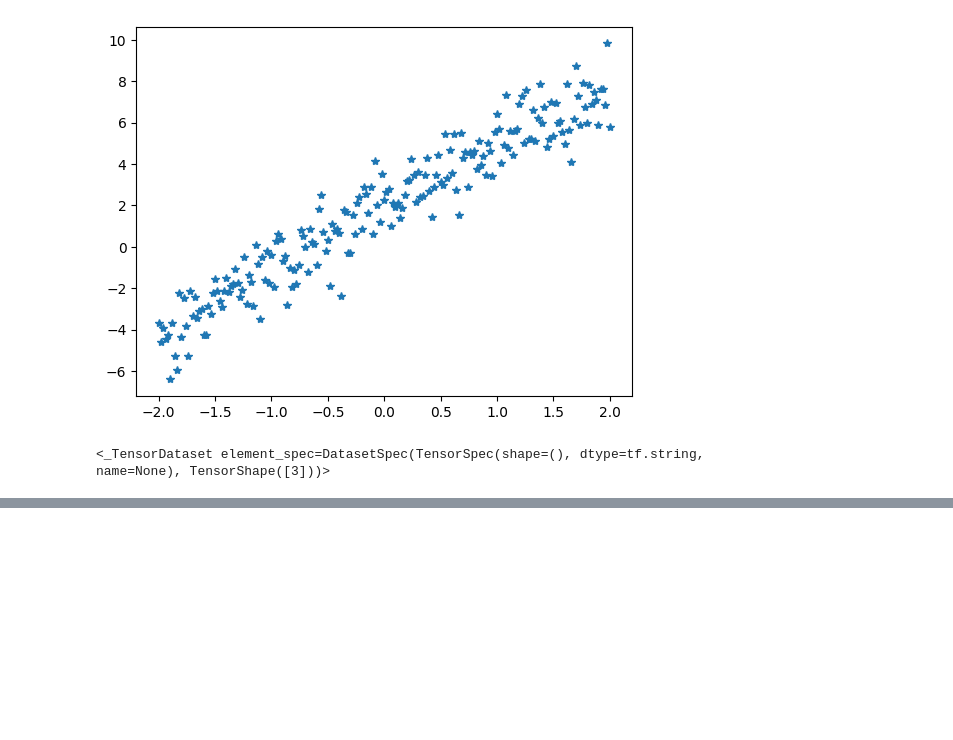
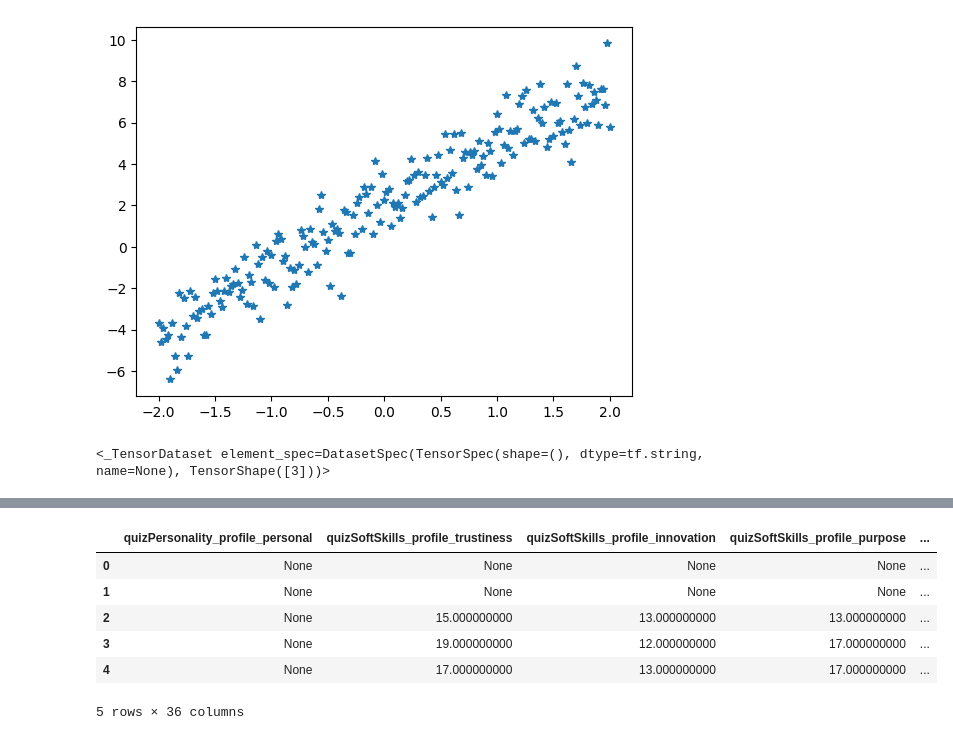
Before and after one commit to Chm-vinicius/coolab_tensorflow_study, a Jupyter notebook: machine_learn.ipynb, the cells around one changed output, grey strips where cells are left out. Cells and saved outputs as stored; diff of their text form; code cells hidden in the pictures; blank space fills up the shorter version.

```diff
--- a/machine_learn.ipynb
+++ b/machine_learn.ipynb
@@ -77,0 +129,12 @@ with open("positionData.csv", "w") as filedata:
+# %%
+strData = ks[['wages_currency', 'experience_jobTitle', 'experience_level', 'experience_workAvailability']].copy()
+ks = ks.drop(['wages_currency', 'experience_jobTitle', 'experience_level', 'experience_workAvailability'], axis=1)
+ks.head()
+# %% [output]
+|  | quizPersonality_profile_personal | quizSoftSkills_profile_trustiness | quizSoftSkills_profile_innovation | quizSoftSkills_profile_purpose | ... |
+| 0 | None | None | None | None | ... |
+| 1 | None | None | None | None | ... |
+| 2 | None | 15.000000000 | 13.000000000 | 13.000000000 | ... |
+| 3 | None | 19.000000000 | 12.000000000 | 17.000000000 | ... |
+| 4 | None | 17.000000000 | 13.000000000 | 17.000000000 | ... |
+5 rows × 36 columns
```
Also changed, not shown: parts of 8 cells of this notebook, 3 other files.
